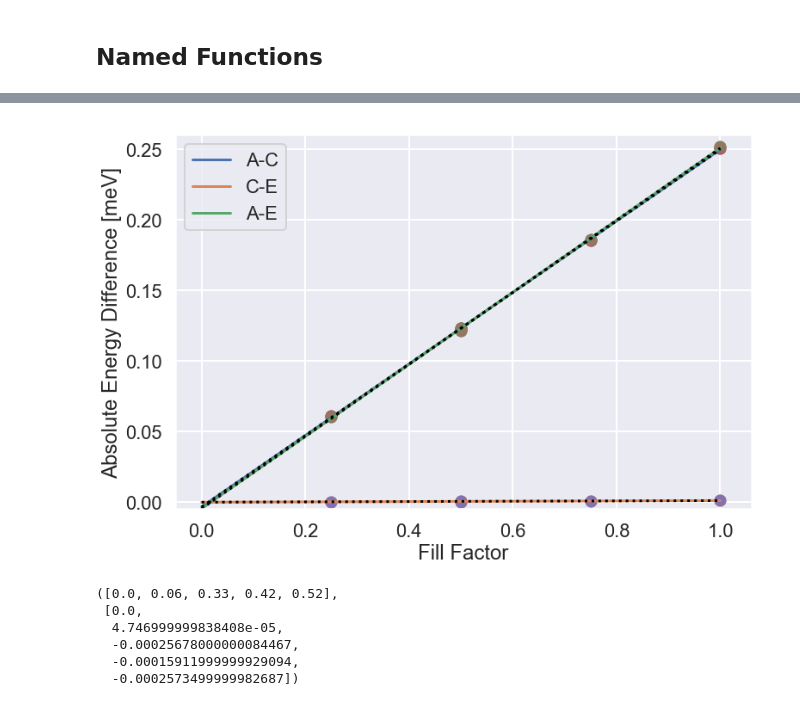
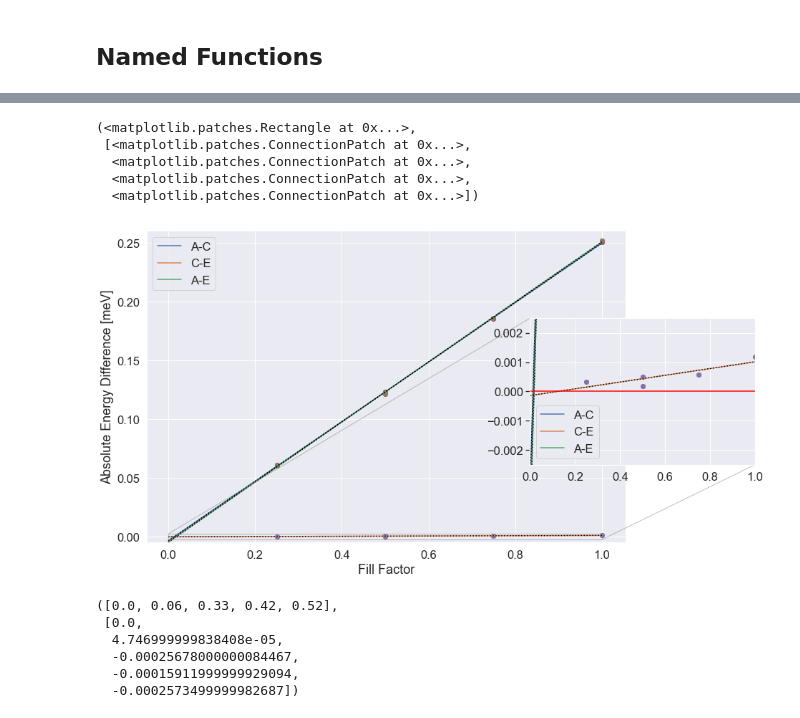
Before and after one commit to gvermillion/msc_thesis, a Jupyter notebook: potential_map/vacuum/vacuum_comparison.ipynb, the cells around one changed output, grey strips where cells are left out. Saved outputs shown, nothing was run; the diff lists cells and outputs as text; code cells hidden in the pictures.

```diff
--- a/potential_map/vacuum/vacuum_comparison.ipynb
+++ b/potential_map/vacuum/vacuum_comparison.ipynb
@@ -159,10 +159,30 @@ plot_zeroed_comparison()
-# %%
-fig = plt.figure(figsize=(12,8))
-ax = plt.gca()
-plot_critical_point_difference(df=raw_df,ax=ax)
-plot_critical_point_difference(df=raw_df2,ax=ax,ls=':')
-# %% [output]
-[figure, removed]
+# %%
+fig = plt.figure(figsize=(12,8))
+ax = plt.gca()
+plot_critical_point_difference(df=raw_df,ax=ax)
+plot_critical_point_difference(df=raw_df2,ax=ax,ls=':')
+# inset axes....
+axins = ax.inset_axes([0.8, 0.25, 0.47, 0.47])
+axins.tick_params(left=True, right=False, labelleft=True, labelright=False)
+
+plot_critical_point_difference(df=raw_df,ax=axins)
+plot_critical_point_difference(df=raw_df2,ax=axins,ls=":")
+# sub region of the original image
+x1, x2, y1, y2 = 0, 1., -0.0025, 0.0025
+axins.set_xlim(x1, x2)
+axins.set_ylim(y1, y2)
+axins.axhline(0,color='red')
+axins.xaxis.label.set_visible(False)
+axins.yaxis.label.set_visible(False)
+
+ax.indicate_inset_zoom(axins)
+# %% [output]
+(<matplotlib.patches.Rectangle at 0x...>,
+ [<matplotlib.patches.ConnectionPatch at 0x...>,
+  <matplotlib.patches.ConnectionPatch at 0x...>,
+  <matplotlib.patches.ConnectionPatch at 0x...>,
+  <matplotlib.patches.ConnectionPatch at 0x...>])
+[figure, added]
 # %%
 get_critical_energies(1111,raw_df)
 # %% [output]
```
Also changed, not shown: parts of 3 cells of this notebook, 3 other files.
